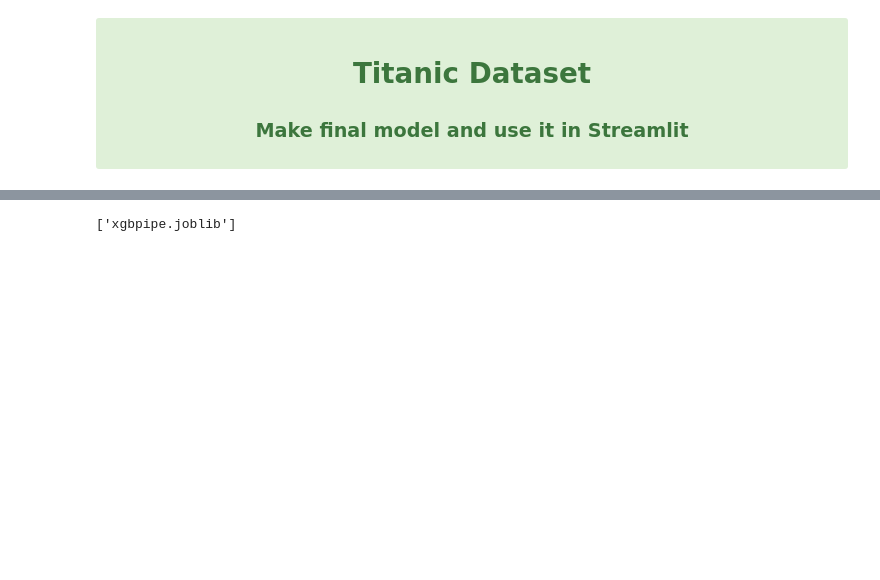
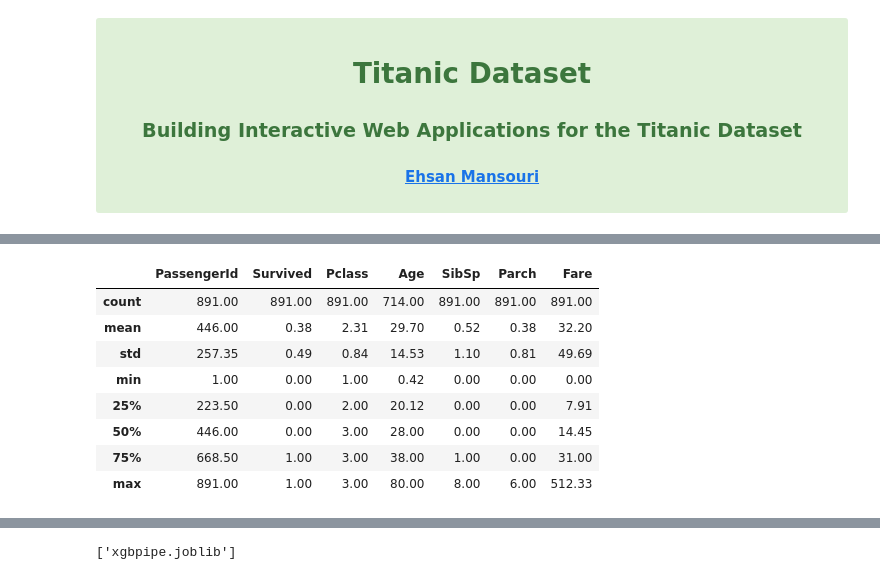
Before and after one commit to ehsanmns/Titanic, a Jupyter notebook: Titanic.ipynb, the cells around one changed output, grey strips where cells are left out. Drawn from its saved outputs; the diff is of its cells as text; code cells hidden in the pictures; blank space fills up the shorter version.

Commit message:
Titanic Files

```diff
--- a/Titanic.ipynb
+++ b/Titanic.ipynb
@@ -1,7 +1,7 @@
 # %% [markdown]
 <div class="alert alert-block alert-success">
     <h1 align="center">Titanic Dataset</h1>
-    <h3 align="center">Make final model and use it in Streamlit</h3>
-
+    <h3 align="center">Building Interactive Web Applications for the Titanic Dataset</h3>
+    <h4 align="center"><a href="https://www.linkedin.com/in/ehsan-mansouri-565464271/">Ehsan Mansouri</a></h5>
 </div>
 # %%
@@ -33,4 +63,18 @@ df.head()
 | 2 | 3 | 1 | 3 | Heikkinen, Miss. Laina | female | 26.0 | 0 | 0 | STON/O2. 3101282 | 7.9250 | ... |
 | 3 | 4 | 1 | 1 | Futrelle, Mrs. Jacques Heath (Lil... | female | 35.0 | 1 | 0 | 113803 | 53.1000 | ... |
 | 4 | 5 | 0 | 3 | Allen, Mr. William Henry | male | 35.0 | 0 | 0 | 373450 | 8.0500 | ... |
+# %%
+# Summary statistics of the DataFrame
+# .round(2): Round the values to two decimal places
+df.describe().round(2)
+# %% [output]
+|  | PassengerId | Survived | Pclass | Age | SibSp | Parch | Fare |
+| count | 891.00 | 891.00 | 891.00 | 714.00 | 891.00 | 891.00 | 891.00 |
+| mean | 446.00 | 0.38 | 2.31 | 29.70 | 0.52 | 0.38 | 32.20 |
+| std | 257.35 | 0.49 | 0.84 | 14.53 | 1.10 | 0.81 | 49.69 |
+| min | 1.00 | 0.00 | 1.00 | 0.42 | 0.00 | 0.00 | 0.00 |
+| 25% | 223.50 | 0.00 | 2.00 | 20.12 | 0.00 | 0.00 | 7.91 |
+| 50% | 446.00 | 0.00 | 3.00 | 28.00 | 0.00 | 0.00 | 14.45 |
+| 75% | 668.50 | 1.00 | 3.00 | 38.00 | 1.00 | 0.00 | 31.00 |
+| max | 891.00 | 1.00 | 3.00 | 80.00 | 8.00 | 6.00 | 512.33 |
 # %%
```
Also changed, not shown: parts of 22 cells of this notebook, 1 other file.
